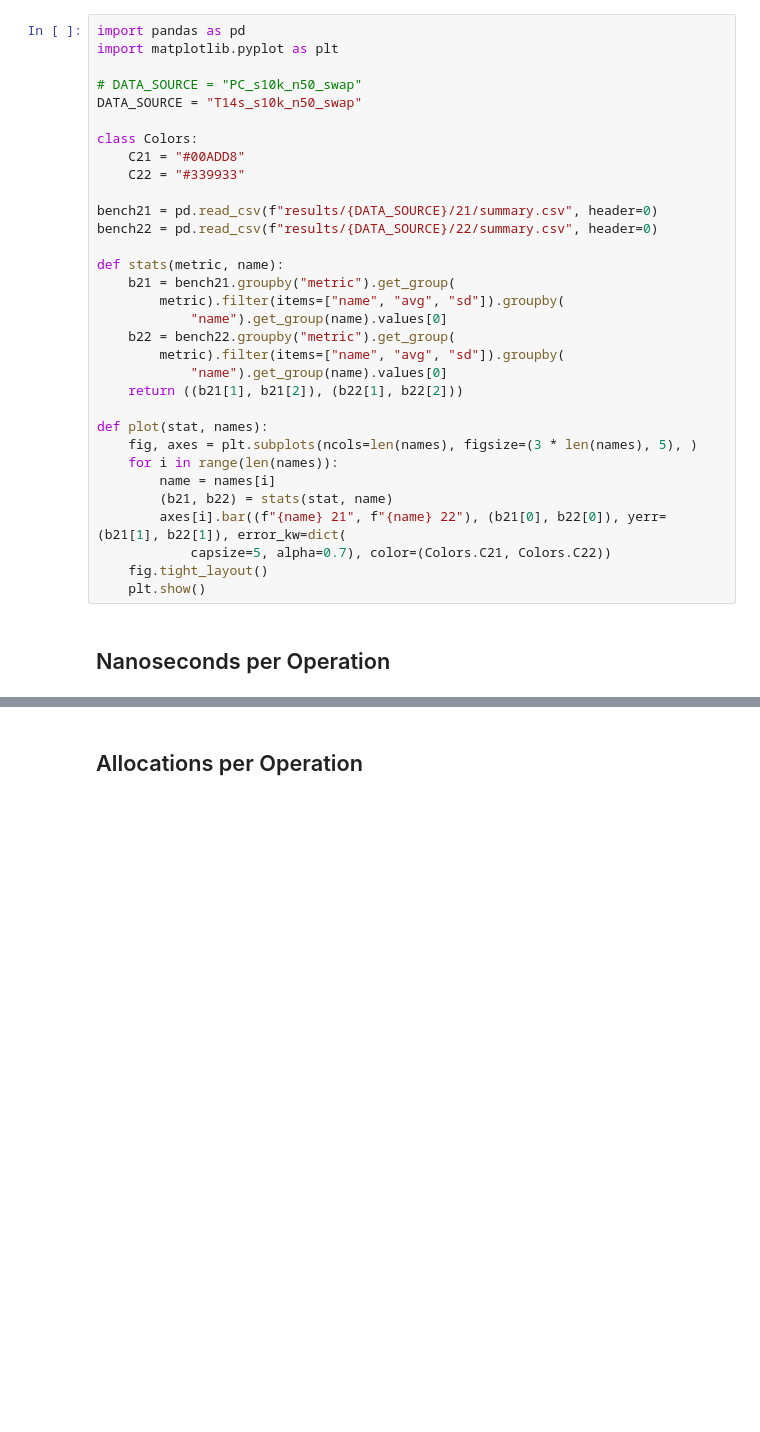
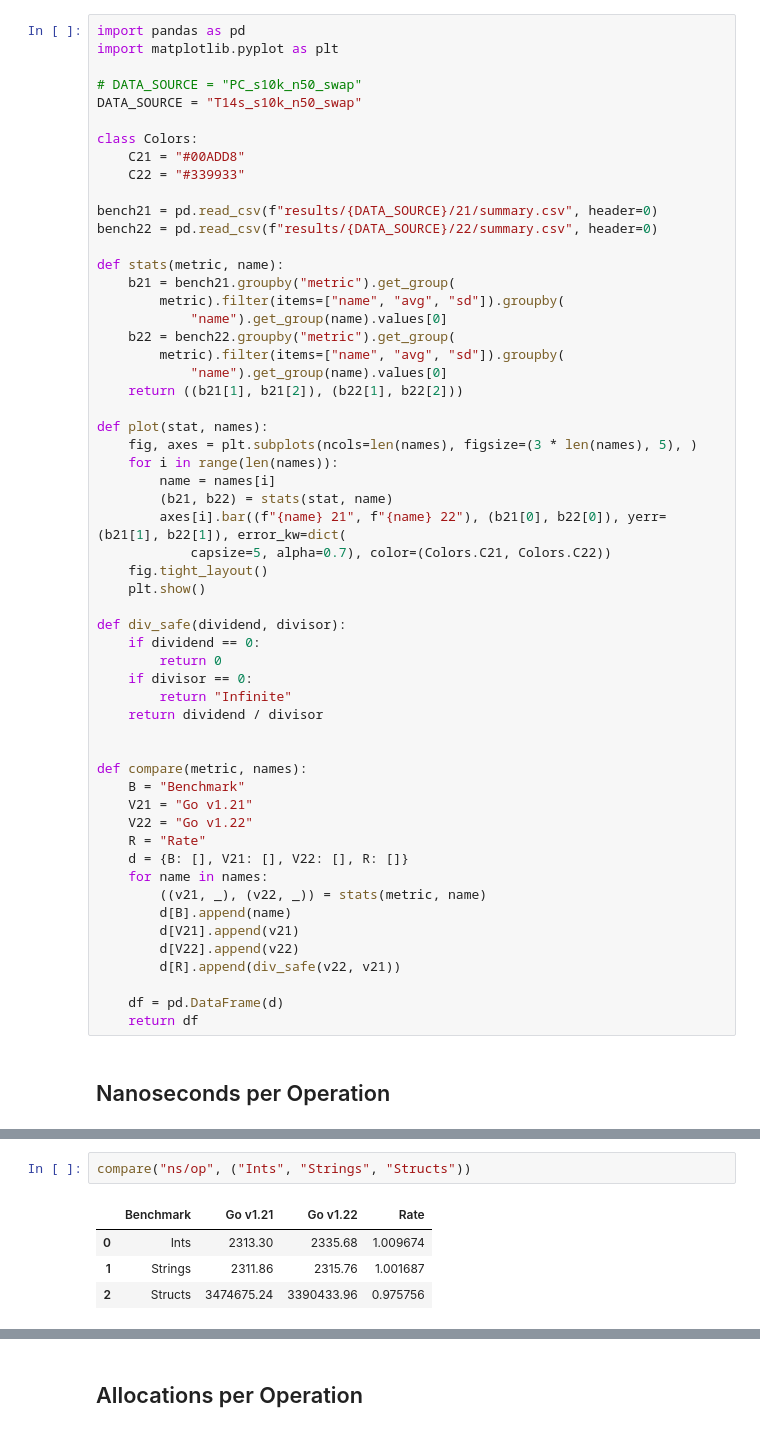
Before and after one commit to zekroTJA/go-range-benchmarks, a Jupyter notebook: notebook.ipynb, the cells around one changed output, grey strips where cells are left out. Drawn from its saved outputs; the diff is of its cells as text; blank space fills up the shorter version.

```diff
--- a/notebook.ipynb
+++ b/notebook.ipynb
@@ -30,6 +30,30 @@ def plot(stat, names):
             capsize=5, alpha=0.7), color=(Colors.C21, Colors.C22))
     fig.tight_layout()
     plt.show()
+
+def div_safe(dividend, divisor):
+    if dividend == 0:
+        return 0
+    if divisor == 0:
+        return "Infinite"
+    return dividend / divisor
+
+
+def compare(metric, names):
+    B = "Benchmark"
+    V21 = "Go v1.21"
+    V22 = "Go v1.22"
+    R = "Rate"
+    d = {B: [], V21: [], V22: [], R: []}
+    for name in names:
+        ((v21, _), (v22, _)) = stats(metric, name)
+        d[B].append(name)
+        d[V21].append(v21)
+        d[V22].append(v22)
+        d[R].append(div_safe(v22, v21))
+
+    df = pd.DataFrame(d)
+    return df
 # %% [markdown]
 ## Nanoseconds per Operation
 # %%
@@ -42,0 +67,7 @@ plot("ns/op", ["IntsClojures", "StringsClojures", "StructsClojures"])
+# %%
+compare("ns/op", ("Ints", "Strings", "Structs"))
+# %% [output]
+|  | Benchmark | Go v1.21 | Go v1.22 | Rate |
+| 0 | Ints | 2313.30 | 2335.68 | 1.009674 |
+| 1 | Strings | 2311.86 | 2315.76 | 1.001687 |
+| 2 | Structs | 3474675.24 | 3390433.96 | 0.975756 |
```
Also changed, not shown: parts of 11 cells of this notebook, 18 other files.
